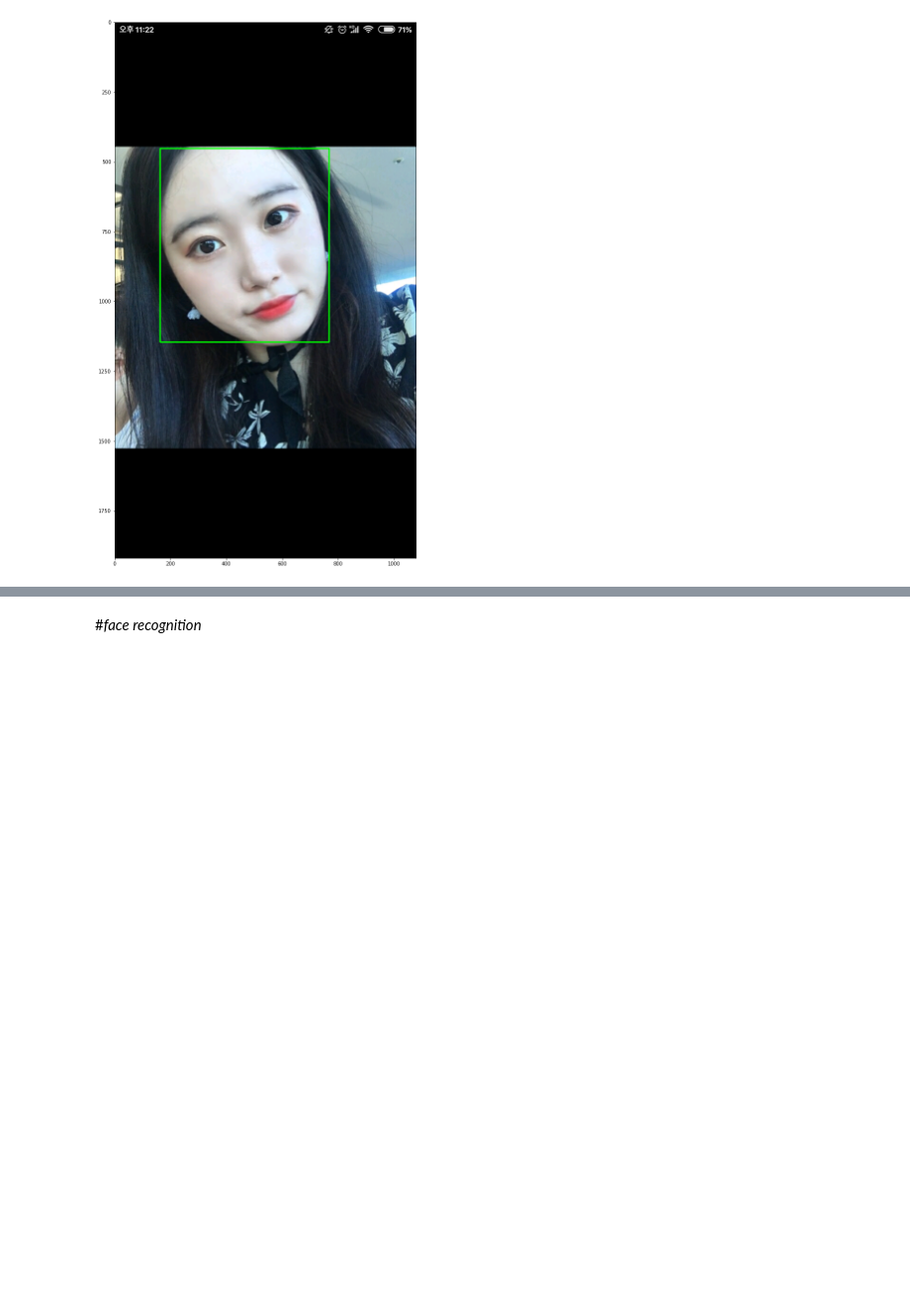
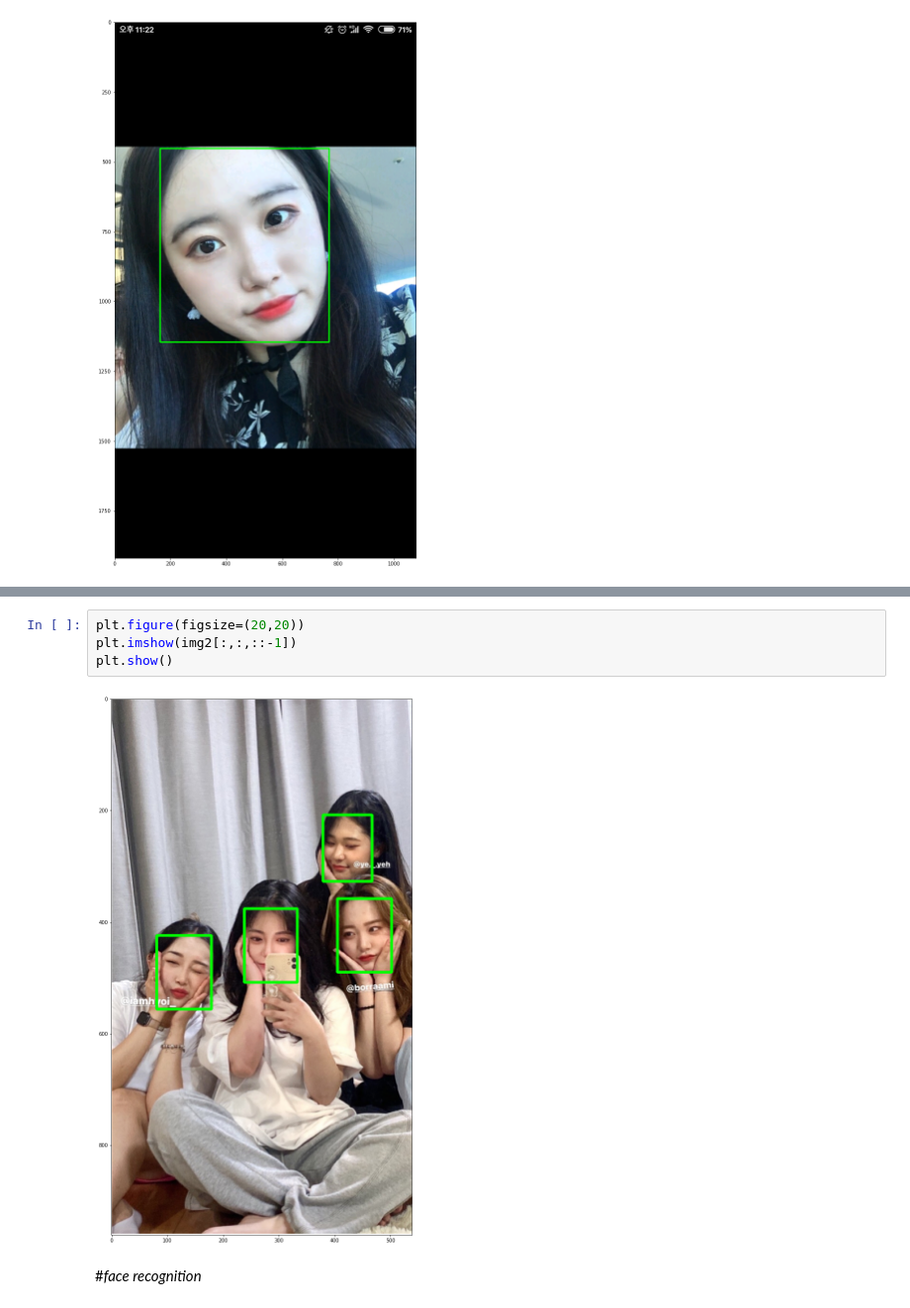
Before and after one commit to jang-jinyeol/Project, a Jupyter notebook: Face_detection.ipynb, the cells around one changed output, grey strips where cells are left out. Shown at 99% size. Cells and saved outputs as stored; diff of their text form; blank space fills up the shorter version.

```diff
--- a/Face_detection.ipynb
+++ b/Face_detection.ipynb
@@ -90,3 +102,9 @@ plt.show()
+# %%
+plt.figure(figsize=(20,20))
+plt.imshow(img2[:,:,::-1])
+plt.show()
+# %% [output]
+[figure, added]
 # %% [markdown]
 #*face recognition*
 # %%
```
Also changed, not shown: parts of 17 cells of this notebook.
